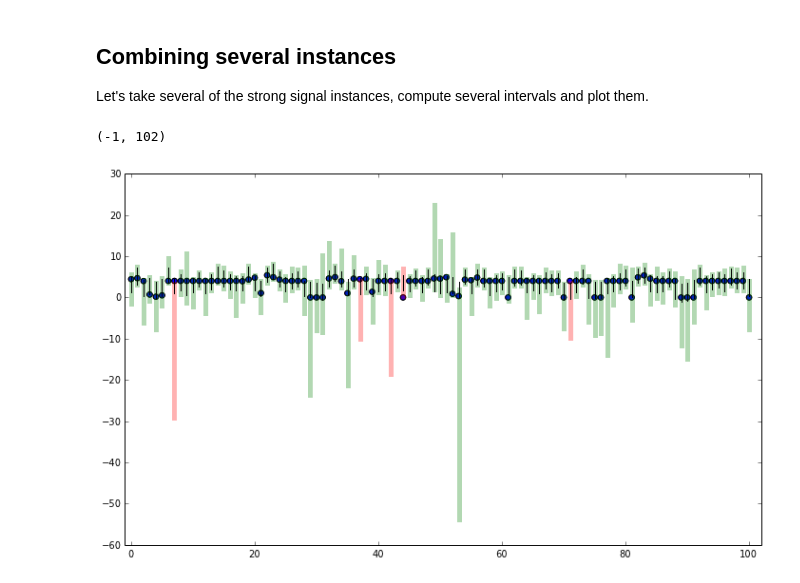
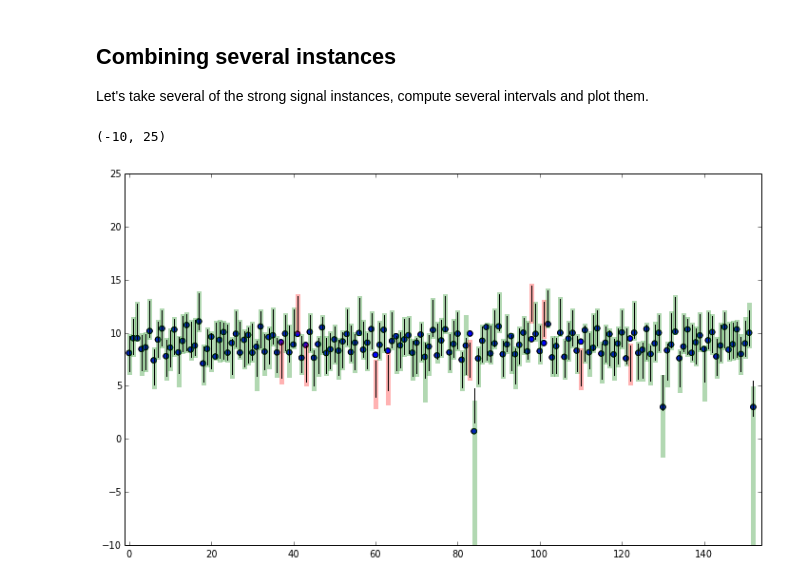
Before and after one commit to selective-inference/Python-software, a Jupyter notebook: notebooks/lasso.ipynb, the cells around one changed output. Saved outputs shown, nothing was run; the diff lists cells and outputs as text; code cells hidden in the pictures.

```diff
--- a/notebooks/lasso.ipynb
+++ b/notebooks/lasso.ipynb
@@ -9,7 +11,7 @@ Populating the interactive namespace from numpy and matplotlib
 n, p, sigma = 100, 50, 1.5
 
 def instance(n, p, sigma, frac=0.7, beta=None):
-    X = np.random.standard_normal((n,p)) + 0.7 * np.random.standard_normal(n)[:,None]
+    X = np.random.standard_normal((n,p)) + 0.1 * np.random.standard_normal(n)[:,None]
     X -= X.mean(0)[None,:]
     X /= np.sqrt((X**2).sum(0))[None,:]
     y = np.random.standard_normal(n) * sigma
@@ -116,10 +136,10 @@ Let's take several of the strong signal instances, compute several intervals and
 results = []
 unadjusted_results = []
 nsim = 50
-min_results = 100
-p = 20
+min_results = 150
+p = 200
 beta = np.zeros(p)
-beta[:4] = 4
+beta[:4] = [8,9,10,3]
 
 for _ in range(nsim):
     r, ur = form_intervals(100,p,1,frac=0.5, beta=beta, plot=False)[1:]
@@ -130,21 +150,22 @@ for _ in range(nsim):
 # %%
 f = plt.figure(figsize=(12,7))
 idx = 0
 for truth, covered, lower, upper in results:
     plt.scatter(idx, truth, s=30)
     if not covered:
         plt.plot([idx,idx], [lower, upper], linewidth=5, color='red', alpha=0.3)
     else:
         plt.plot([idx,idx], [lower, upper], linewidth=5, color='green', alpha=0.3)
     idx += 1
 
 idx = 0
 for truth, covered, lower, upper in unadjusted_results:
     plt.scatter(idx, truth, s=30)
     plt.plot([idx,idx], [lower, upper], linewidth=1, color='black')
     idx += 1
 
 plt.gca().set_xlim([-1,idx+1])
+plt.gca().set_ylim([-10,25])
 # %% [output]
-(-1, 102)
+(-10, 25)
-[figure, old version]
+[figure, new version]
```
Also changed, not shown: parts of 7 cells of this notebook, 1 other file.
